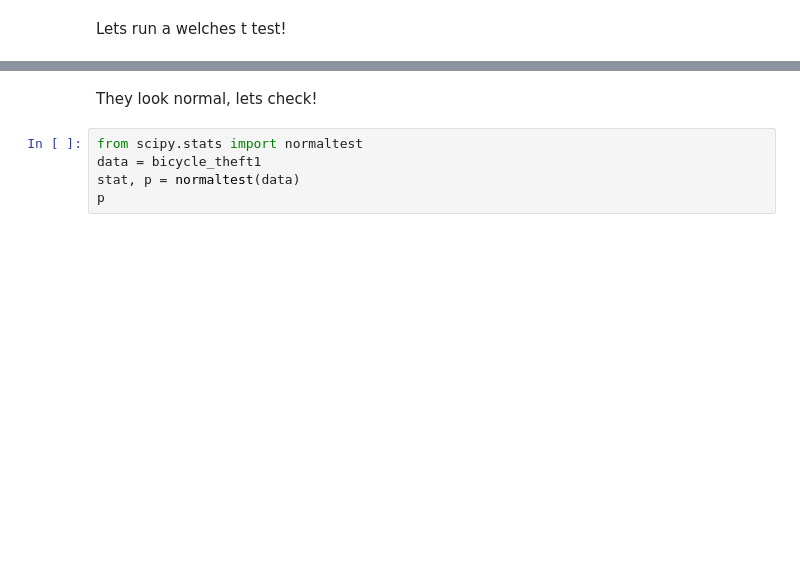
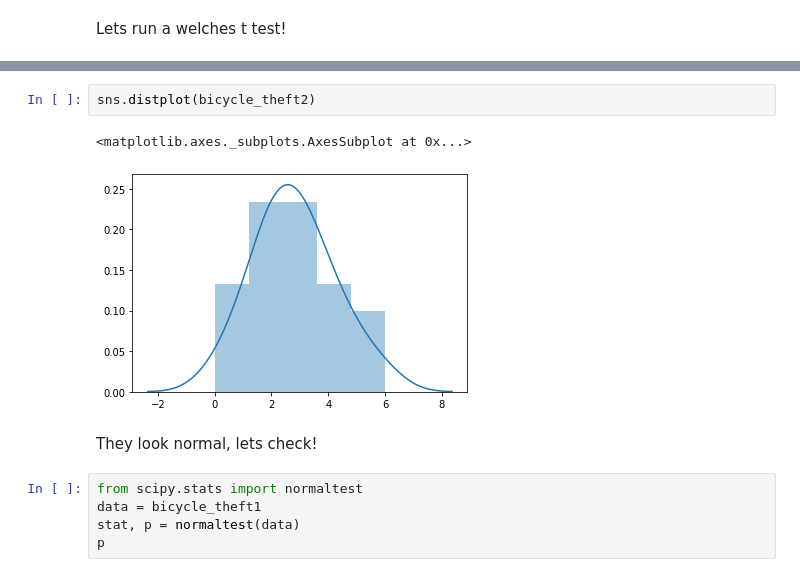
Before and after one commit to thomasribaroff/Mod3Project, a Jupyter notebook: Master Notebook.ipynb, the cells around one changed output, grey strips where cells are left out. Drawn from its saved outputs; the diff is of its cells as text; blank space fills up the shorter version.

```diff
--- a/Master Notebook.ipynb
+++ b/Master Notebook.ipynb
@@ -359,3 +293,8 @@ plt.hist(bicycle_theft2, 7, facecolor='blue', alpha=0.5)
+# %%
+sns.distplot(bicycle_theft2)
+# %% [output]
+<matplotlib.axes._subplots.AxesSubplot at 0x...>
+[figure, added]
 # %% [markdown]
 They look normal, lets check!
 # %%
```
Also changed, not shown: parts of 56 cells of this notebook, 1 other file.
